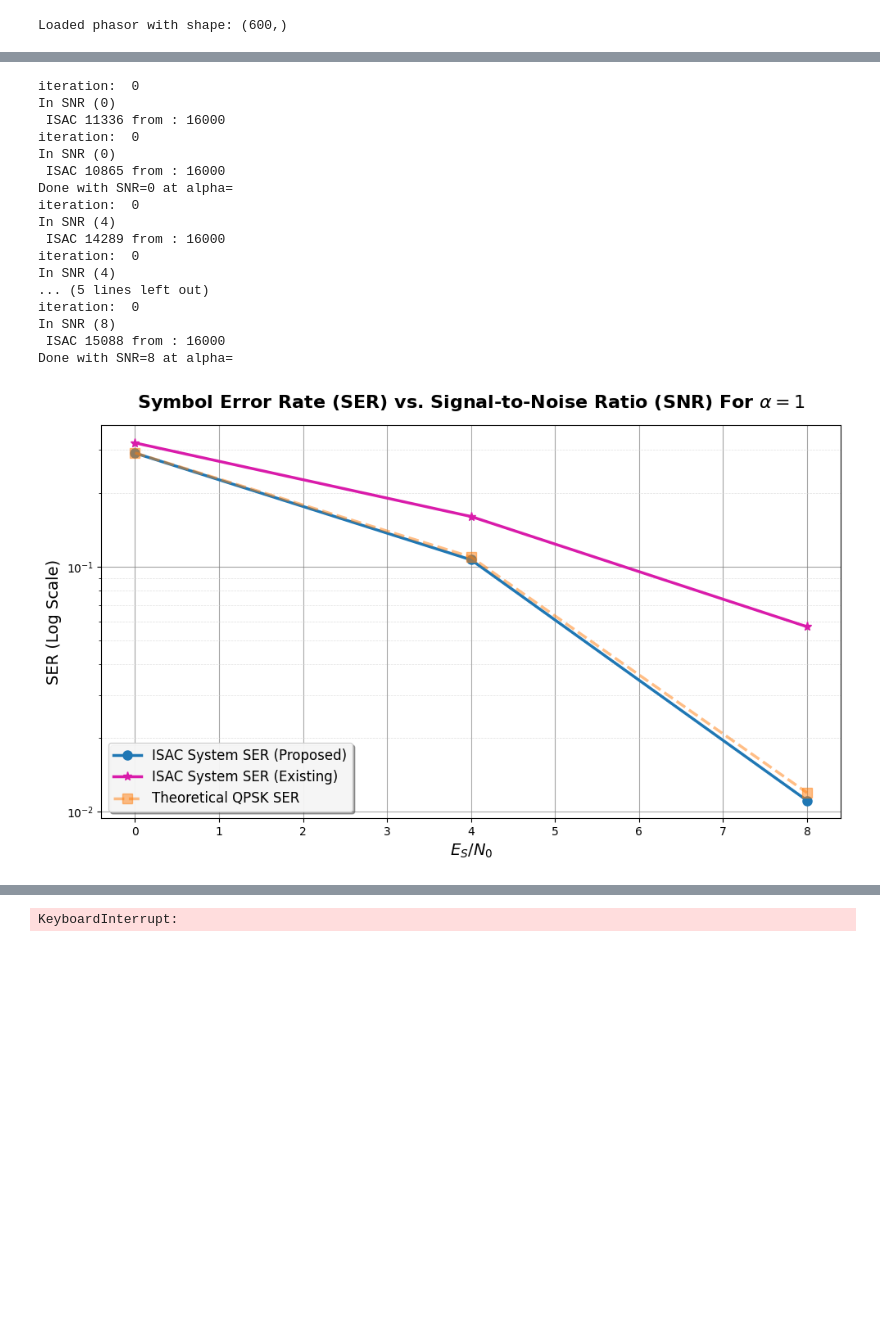
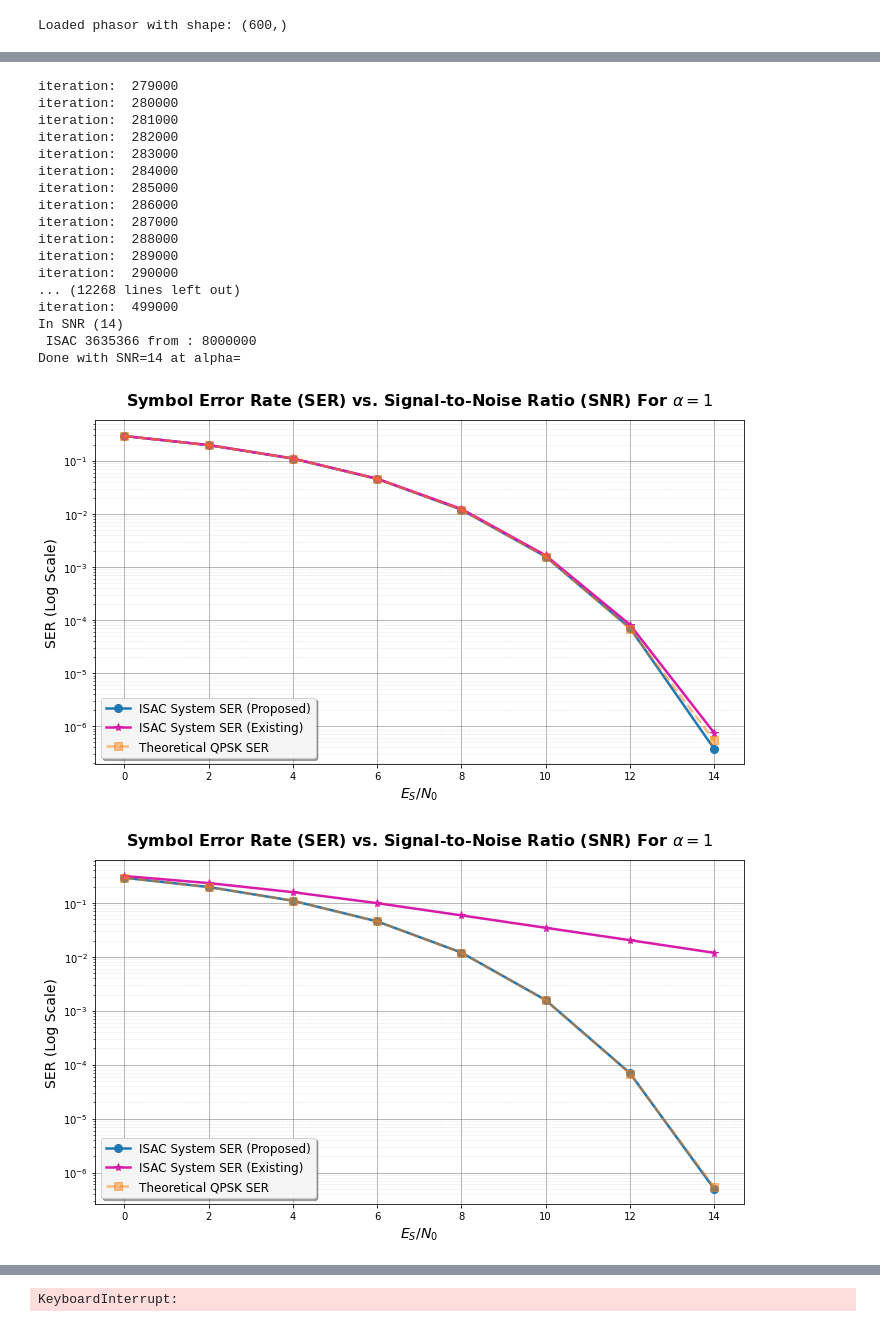
Before and after one commit to OriNik100/Spec_Null, a Jupyter notebook: ofdm_creation.ipynb, the cells around one changed output, grey strips where cells are left out. Cells and saved outputs as stored; diff of their text form; code cells hidden in the pictures; blank space fills up the shorter version.

```diff
--- a/ofdm_creation.ipynb
+++ b/ofdm_creation.ipynb
@@ -233,8 +233,8 @@ from scipy.special import erf
 def Q(x):
     return 0.5-0.5*erf(x/np.sqrt(2))
 
-SNR = [0, 4, 8]
-StC_ratio = [1] # Sensing to Communication ratio
+SNR = [0, 2, 4, 6, 8, 10, 12, 14]
+StC_ratio = [0.1, 1, 10] # Sensing to Communication ratio
 sigma = []
 
 
@@ -246,7 +246,7 @@ SER_OFDM = [[0 for x in range(W)] for y in range(H)]
 SER_VOURAS = [[0 for x in range(W)] for y in range(H)]
 SER_QAM = [[0 for x in range(W)] for y in range(H)]
 
-iteration = 1e3
+iteration = 5e5
 
 for i, r in enumerate(StC_ratio):
 
@@ -275,48 +275,49 @@ for i, r in enumerate(StC_ratio):
 
 for k in range(H):
     # Semi-log scale (y-axis in log scale)
     plt.figure(figsize=(10, 6))
 
     # ISAC
     plt.semilogy(SNR, SER_ISAC[k],
                  marker='o', linestyle='-', color='#1f77b4', linewidth=2.5, markersize=8,
                  label='ISAC System SER (Proposed)')
 
     # Vouras
     plt.semilogy(SNR, SER_VOURAS[k],
                  marker='*', linestyle='-', color="#d91baa", linewidth=2.5, markersize=8,
                  label='ISAC System SER (Existing)')
 
     # Theory (QPSK)
     plt.semilogy(SNR, SER_QAM[k],
                  marker='s', linestyle='--', color='#ff7f0e', linewidth=2.5, markersize=8, alpha=0.5,
                  label='Theoretical QPSK SER')
 
     plt.title(r'Symbol Error Rate (SER) vs. Signal-to-Noise Ratio (SNR) For $\alpha=1$', fontsize=16, fontweight='bold', pad=15)
     plt.xlabel(r'$E_S$/$N_0$', fontsize=14)
     plt.ylabel('SER (Log Scale)', fontsize=14)
     plt.grid(True, which='major', linestyle='-', linewidth=0.8, color='gray', alpha=0.7)
     plt.grid(True, which='minor', linestyle='--', linewidth=0.5, color='lightgray', alpha=0.7)
     plt.legend(fontsize=12, loc='lower left', framealpha=0.9, shadow=True)
     plt.tight_layout()
 
 plt.show()
 # %% [output]
-iteration:  0
-In SNR (0)
- ISAC 11336 from : 16000
-iteration:  0
-In SNR (0)
- ISAC 10865 from : 16000
-Done with SNR=0 at alpha=
-iteration:  0
-In SNR (4)
- ISAC 14289 from : 16000
-iteration:  0
-In SNR (4)
-... (5 lines left out)
-iteration:  0
-In SNR (8)
- ISAC 15088 from : 16000
-Done with SNR=8 at alpha=
+iteration:  279000
+iteration:  280000
+iteration:  281000
+iteration:  282000
+iteration:  283000
+iteration:  284000
+iteration:  285000
+iteration:  286000
+iteration:  287000
+iteration:  288000
+iteration:  289000
+iteration:  290000
+... (12268 lines left out)
+iteration:  499000
+In SNR (14)
+ ISAC 3635366 from : 8000000
+Done with SNR=14 at alpha=
-[figure, old version]
+[figure, new version]
+[figure, added]
```
Also changed, not shown: parts of 5 cells of this notebook, 1 other file.
